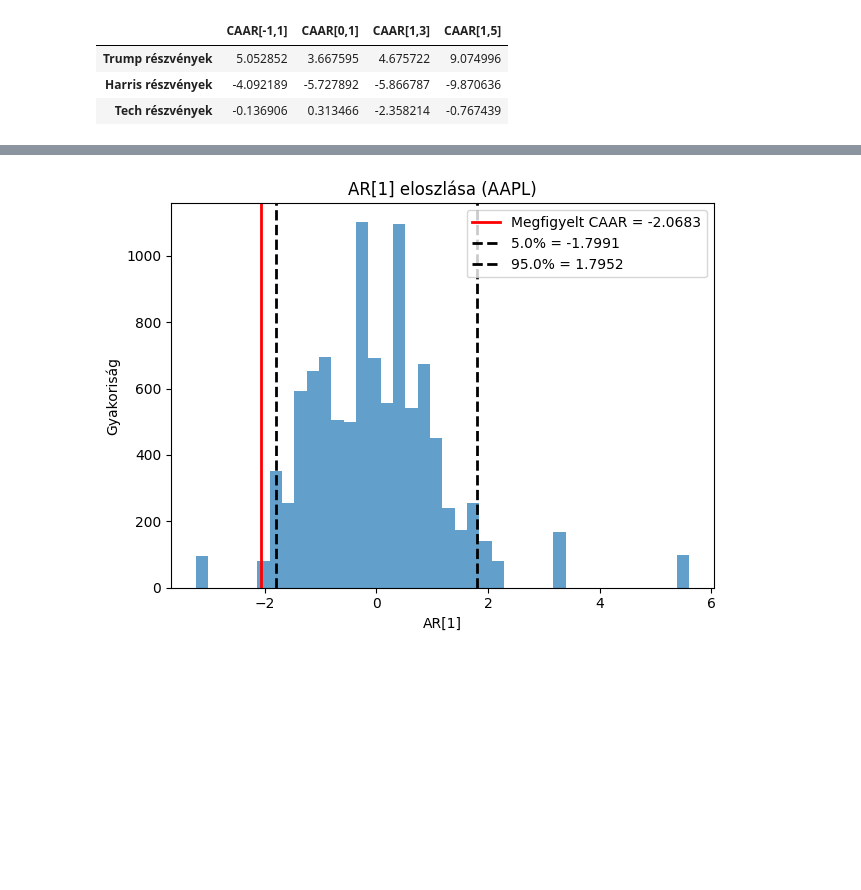
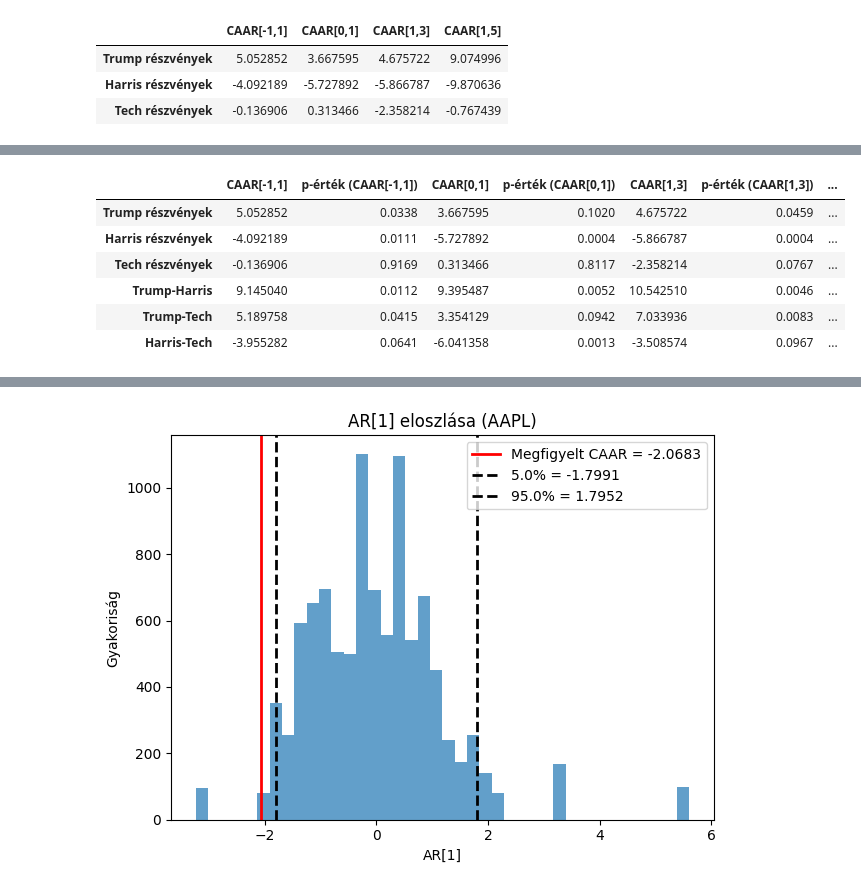
Before and after one commit to orsimarcell/Trump-effect-on-US-stocks, a Jupyter notebook: event_study.ipynb, the cells around one changed output, grey strips where cells are left out. Saved outputs shown, nothing was run; the diff lists cells and outputs as text; code cells hidden in the pictures; blank space fills up the shorter version.

Commit message:
Update tables & plots

```diff
--- a/event_study.ipynb
+++ b/event_study.ipynb
@@ -502,0 +510,60 @@ CAAR_p1_p5_grouped.to_excel("Tables/CAAR_1_5_.xlsx",sheet_name="CAAR_1_5_.xlsx")
+# %%
+CAAR_grouped_dif=CAAR_grouped.copy()
+
+# TRUMP - HARRIS
+CAAR_grouped_dif.loc["Trump-Harris"]=[
+    CAAR_grouped.loc["Trump részvények","CAAR[-1,1]"]-CAAR_grouped.loc["Harris részvények","CAAR[-1,1]"],
+    (np.abs(np.array(CAAR_m1_p1_trump_boot)-np.array(CAAR_m1_p1_harris_boot))>=
+     np.abs(AAR_output.loc["Trump részvények",AAR_output.columns.to_series().between(-1,1)].sum()-AAR_output.loc["Harris részvények",AAR_output.columns.to_series().between(-1,1)].sum())).mean(),
+    CAAR_grouped.loc["Trump részvények","CAAR[0,1]"]-CAAR_grouped.loc["Harris részvények","CAAR[0,1]"],
+    (np.abs(np.array(CAAR_0_p1_trump_boot)-np.array(CAAR_0_p1_harris_boot))>=
+     np.abs(AAR_output.loc["Trump részvények",AAR_output.columns.to_series().between(0,1)].sum()-AAR_output.loc["Harris részvények",AAR_output.columns.to_series().between(0,1)].sum())).mean(),
+    CAAR_grouped.loc["Trump részvények","CAAR[1,3]"]-CAAR_grouped.loc["Harris részvények","CAAR[1,3]"],
+    (np.abs(np.array(CAAR_p1_p3_trump_boot)-np.array(CAAR_p1_p3_harris_boot))>=
+     np.abs(AAR_output.loc["Trump részvények",AAR_output.columns.to_series().between(1,3)].sum()-AAR_output.loc["Harris részvények",AAR_output.columns.to_series().between(1,3)].sum())).mean(),
+    CAAR_grouped.loc["Trump részvények","CAAR[1,5]"]-CAAR_grouped.loc["Harris részvények","CAAR[1,5]"],
+    (np.abs(np.array(CAAR_p1_p5_trump_boot)-np.array(CAAR_p1_p5_harris_boot))>=
+     np.abs(AAR_output.loc["Trump részvények",AAR_output.columns.to_series().between(1,5)].sum()-AAR_output.loc["Harris részvények",AAR_output.columns.to_series().between(1,5)].sum())).mean()
+]
+
+# TRUMP - TECH
+CAAR_grouped_dif.loc["Trump-Tech"]=[
+    CAAR_grouped.loc["Trump részvények","CAAR[-1,1]"]-CAAR_grouped.loc["Tech részvények","CAAR[-1,1]"],
+    (np.abs(np.array(CAAR_m1_p1_trump_boot)-np.array(CAAR_m1_p1_tech_boot))>=
+     np.abs(AAR_output.loc["Trump részvények",AAR_output.columns.to_series().between(-1,1)].sum()-AAR_output.loc["Tech részvények",AAR_output.columns.to_series().between(-1,1)].sum())).mean(),
+    CAAR_grouped.loc["Trump részvények","CAAR[0,1]"]-CAAR_grouped.loc["Tech részvények","CAAR[0,1]"],
+    (np.abs(np.array(CAAR_0_p1_trump_boot)-np.array(CAAR_0_p1_tech_boot))>=
+     np.abs(AAR_output.loc["Trump részvények",AAR_output.columns.to_series().between(0,1)].sum()-AAR_output.loc["Tech részvények",AAR_output.columns.to_series().between(0,1)].sum())).mean(),
+    CAAR_grouped.loc["Trump részvények","CAAR[1,3]"]-CAAR_grouped.loc["Tech részvények","CAAR[1,3]"],
+    (np.abs(np.array(CAAR_p1_p3_trump_boot)-np.array(CAAR_p1_p3_tech_boot))>=
+     np.abs(AAR_output.loc["Trump részvények",AAR_output.columns.to_series().between(1,3)].sum()-AAR_output.loc["Tech részvények",AAR_output.columns.to_series().between(1,3)].sum())).mean(),
+    CAAR_grouped.loc["Trump részvények","CAAR[1,5]"]-CAAR_grouped.loc["Tech részvények","CAAR[1,5]"],
+    (np.abs(np.array(CAAR_p1_p5_trump_boot)-np.array(CAAR_p1_p5_tech_boot))>=
+     np.abs(AAR_output.loc["Trump részvények",AAR_output.columns.to_series().between(1,5)].sum()-AAR_output.loc["Tech részvények",AAR_output.columns.to_series().between(1,5)].sum())).mean()
+]
+
+# HARRIS - TECH
+CAAR_grouped_dif.loc["Harris-Tech"]=[
+    CAAR_grouped.loc["Harris részvények","CAAR[-1,1]"]-CAAR_grouped.loc["Tech részvények","CAAR[-1,1]"],
+    (np.abs(np.array(CAAR_m1_p1_harris_boot)-np.array(CAAR_m1_p1_tech_boot))>=
+     np.abs(AAR_output.loc["Harris részvények",AAR_output.columns.to_series().between(-1,1)].sum()-AAR_output.loc["Tech részvények",AAR_output.columns.to_series().between(-1,1)].sum())).mean(),
+    CAAR_grouped.loc["Harris részvények","CAAR[0,1]"]-CAAR_grouped.loc["Tech részvények","CAAR[0,1]"],
+    (np.abs(np.array(CAAR_0_p1_harris_boot)-np.array(CAAR_0_p1_tech_boot))>=
+     np.abs(AAR_output.loc["Harris részvények",AAR_output.columns.to_series().between(0,1)].sum()-AAR_output.loc["Tech részvények",AAR_output.columns.to_series().between(0,1)].sum())).mean(),
+    CAAR_grouped.loc["Harris részvények","CAAR[1,3]"]-CAAR_grouped.loc["Tech részvények","CAAR[1,3]"],
+    (np.abs(np.array(CAAR_p1_p3_harris_boot)-np.array(CAAR_p1_p3_tech_boot))>=
+     np.abs(AAR_output.loc["Harris részvények",AAR_output.columns.to_series().between(1,3)].sum()-AAR_output.loc["Tech részvények",AAR_output.columns.to_series().between(1,3)].sum())).mean(),
+    CAAR_grouped.loc["Harris részvények","CAAR[1,5]"]-CAAR_grouped.loc["Tech részvények","CAAR[1,5]"],
+    (np.abs(np.array(CAAR_p1_p5_harris_boot)-np.array(CAAR_p1_p5_tech_boot))>=
+     np.abs(AAR_output.loc["Harris részvények",AAR_output.columns.to_series().between(1,5)].sum()-AAR_output.loc["Tech részvények",AAR_output.columns.to_series().between(1,5)].sum())).mean()
+]
+
+CAAR_grouped_dif
+# %% [output]
+|  | CAAR[-1,1] | p-érték (CAAR[-1,1]) | CAAR[0,1] | p-érték (CAAR[0,1]) | CAAR[1,3] | p-érték (CAAR[1,3]) | ... |
+| Trump részvények | 5.052852 | 0.0338 | 3.667595 | 0.1020 | 4.675722 | 0.0459 | ... |
+| Harris részvények | -4.092189 | 0.0111 | -5.727892 | 0.0004 | -5.866787 | 0.0004 | ... |
+| Tech részvények | -0.136906 | 0.9169 | 0.313466 | 0.8117 | -2.358214 | 0.0767 | ... |
+| Trump-Harris | 9.145040 | 0.0112 | 9.395487 | 0.0052 | 10.542510 | 0.0046 | ... |
+| Trump-Tech | 5.189758 | 0.0415 | 3.354129 | 0.0942 | 7.033936 | 0.0083 | ... |
+| Harris-Tech | -3.955282 | 0.0641 | -6.041358 | 0.0013 | -3.508574 | 0.0967 | ... |
```
Also changed, not shown: parts of 9 cells of this notebook, 13 other files.
